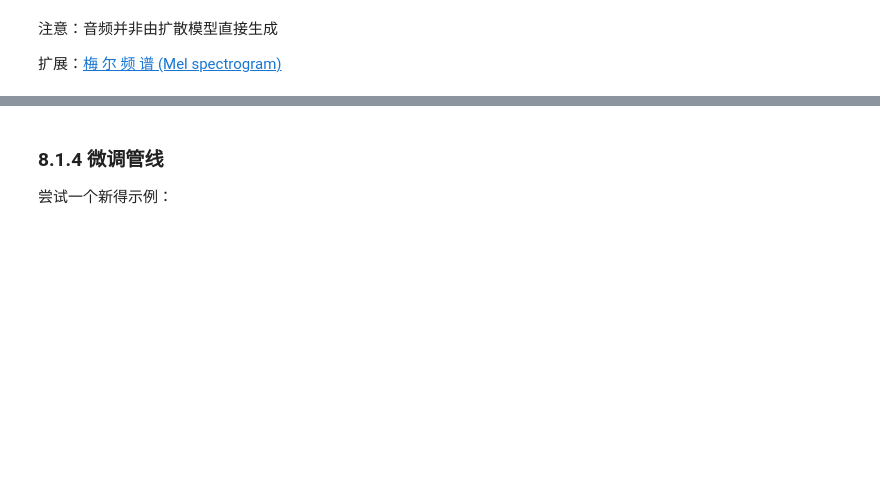
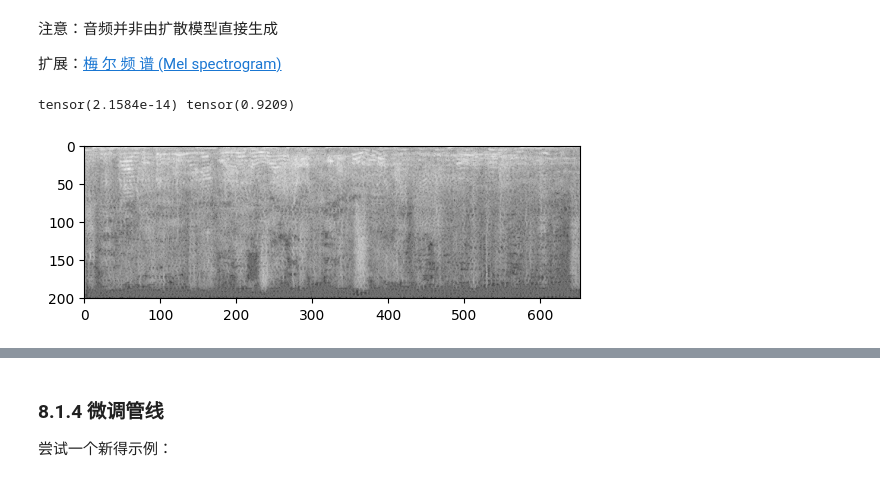
Before and after one commit to caioo0/Notes, a Jupyter notebook: note-datawhale/docs/diffusion_models_51/notebook/part08.ipynb, the cells around one changed output, grey strips where cells are left out. Drawn from its saved outputs; the diff is of its cells as text; code cells hidden in the pictures; blank space fills up the shorter version.

```diff
--- a/note-datawhale/docs/diffusion_models_51/notebook/part08.ipynb
+++ b/note-datawhale/docs/diffusion_models_51/notebook/part08.ipynb
@@ -50,11 +59,13 @@ output.images[0].size
 # %%
 ### 8.1.3 从音频到频谱的转换
 spec_transform = AT.Spectrogram(power=2)
 spectrogram = spec_transform(torch.tensor(output.audios[0]))
 print(spectrogram.min(),spectrogram.max())
 log_spectrogram = spectrogram.log()
-lt.imshow(log_spectrogram[0],cmap = 'gray');
-tensor(0.) tensor(6.0842)
+plt.imshow(log_spectrogram[0],cmap = 'gray');
+# %% [output]
+tensor(2.1584e-14) tensor(0.9209)
+[figure, added]
 # %%
 # 增加mel频谱
 a = pipe.mel.image_to_audio(output.images[0])
```
Also changed, not shown: parts of 16 cells of this notebook, 29 other files.
